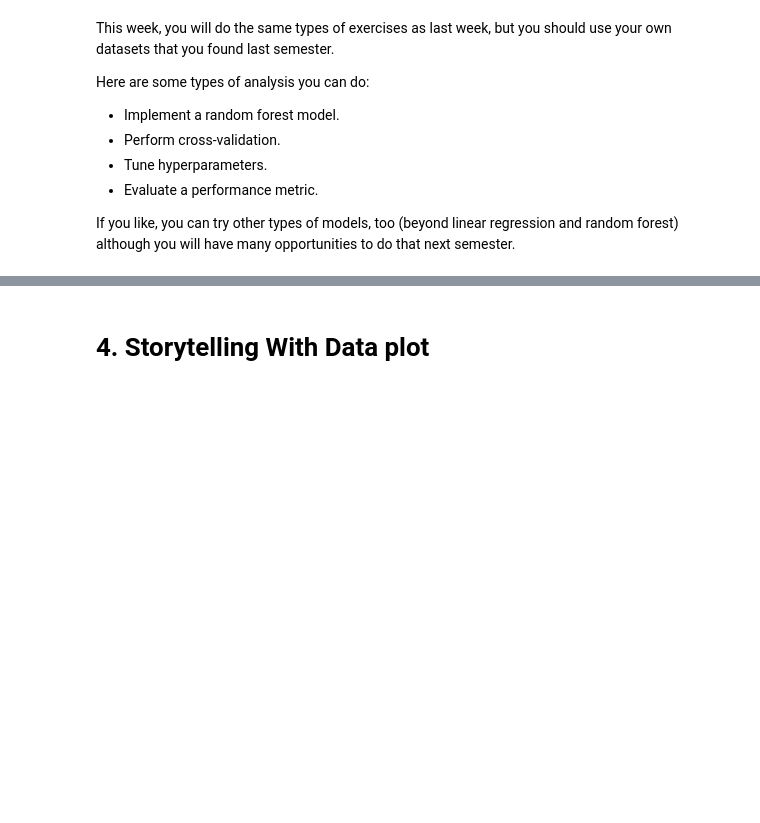
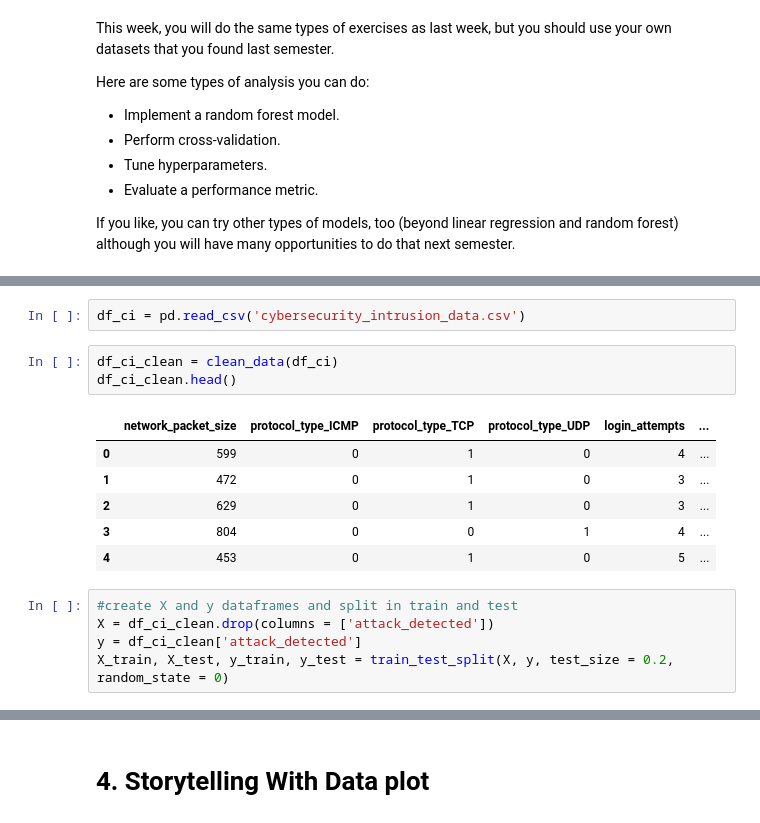
Before and after one commit to DaveD-BU/DX699-2025-spring-B2, a Jupyter notebook: OMDS-ModB2-Week11-Davis-David.ipynb, the cells around one changed output, grey strips where cells are left out. Drawn from its saved outputs; the diff is of its cells as text; blank space fills up the shorter version.

```diff
--- a/OMDS-ModB2-Week11-Davis-David.ipynb
+++ b/OMDS-ModB2-Week11-Davis-David.ipynb
@@ -87,0 +130,17 @@ If you like, you can try other types of models, too (beyond linear regression an
+# %%
+df_ci = pd.read_csv('cybersecurity_intrusion_data.csv')
+# %%
+df_ci_clean = clean_data(df_ci)
+df_ci_clean.head()
+# %% [output]
+|  | network_packet_size | protocol_type_ICMP | protocol_type_TCP | protocol_type_UDP | login_attempts | ... |
+| 0 | 599 | 0 | 1 | 0 | 4 | ... |
+| 1 | 472 | 0 | 1 | 0 | 3 | ... |
+| 2 | 629 | 0 | 1 | 0 | 3 | ... |
+| 3 | 804 | 0 | 0 | 1 | 4 | ... |
+| 4 | 453 | 0 | 1 | 0 | 5 | ... |
+# %%
+#create X and y dataframes and split in train and test
+X = df_ci_clean.drop(columns = ['attack_detected'])
+y = df_ci_clean['attack_detected']
+X_train, X_test, y_train, y_test = train_test_split(X, y, test_size = 0.2, random_state = 0)
```
Also changed, not shown: parts of 16 cells of this notebook.
